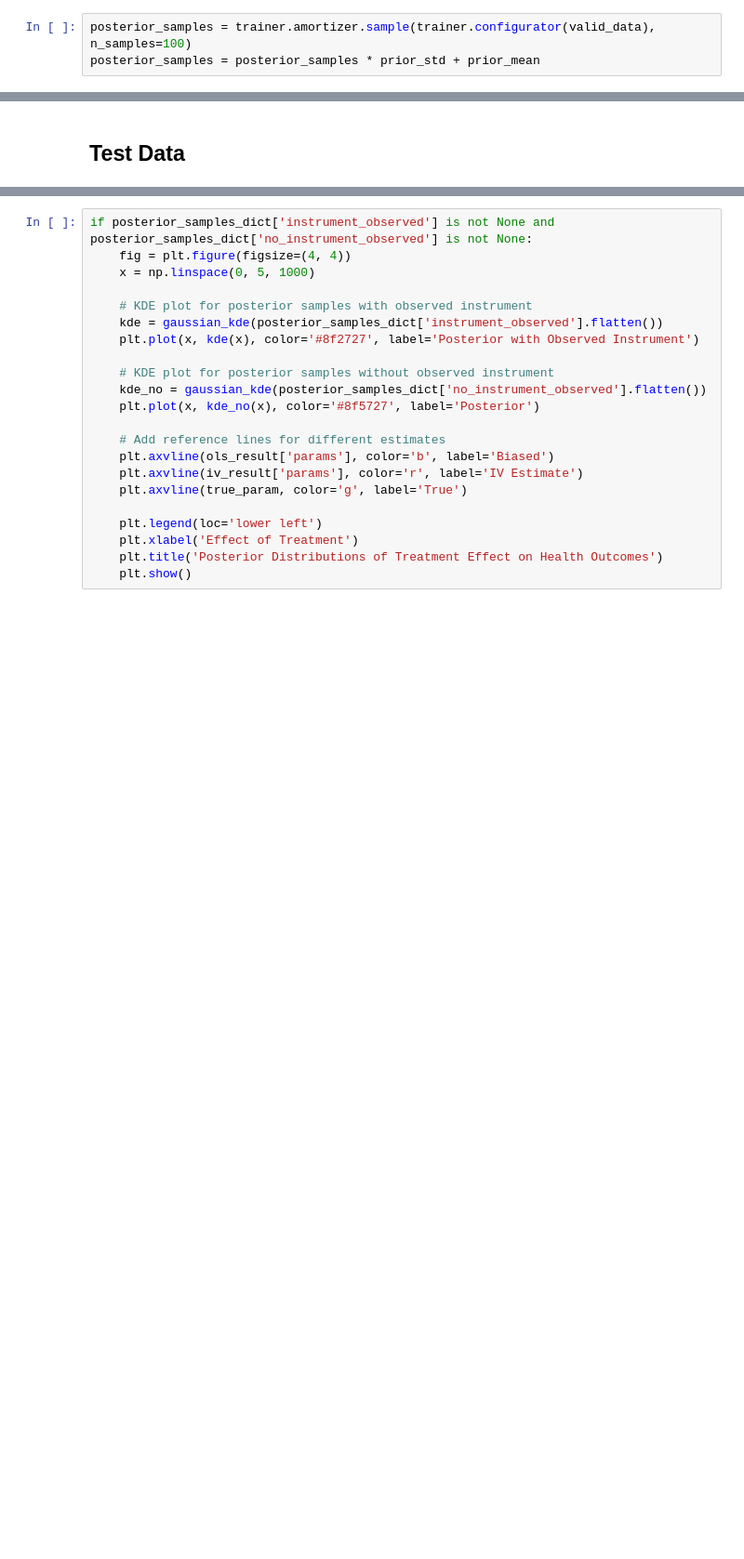
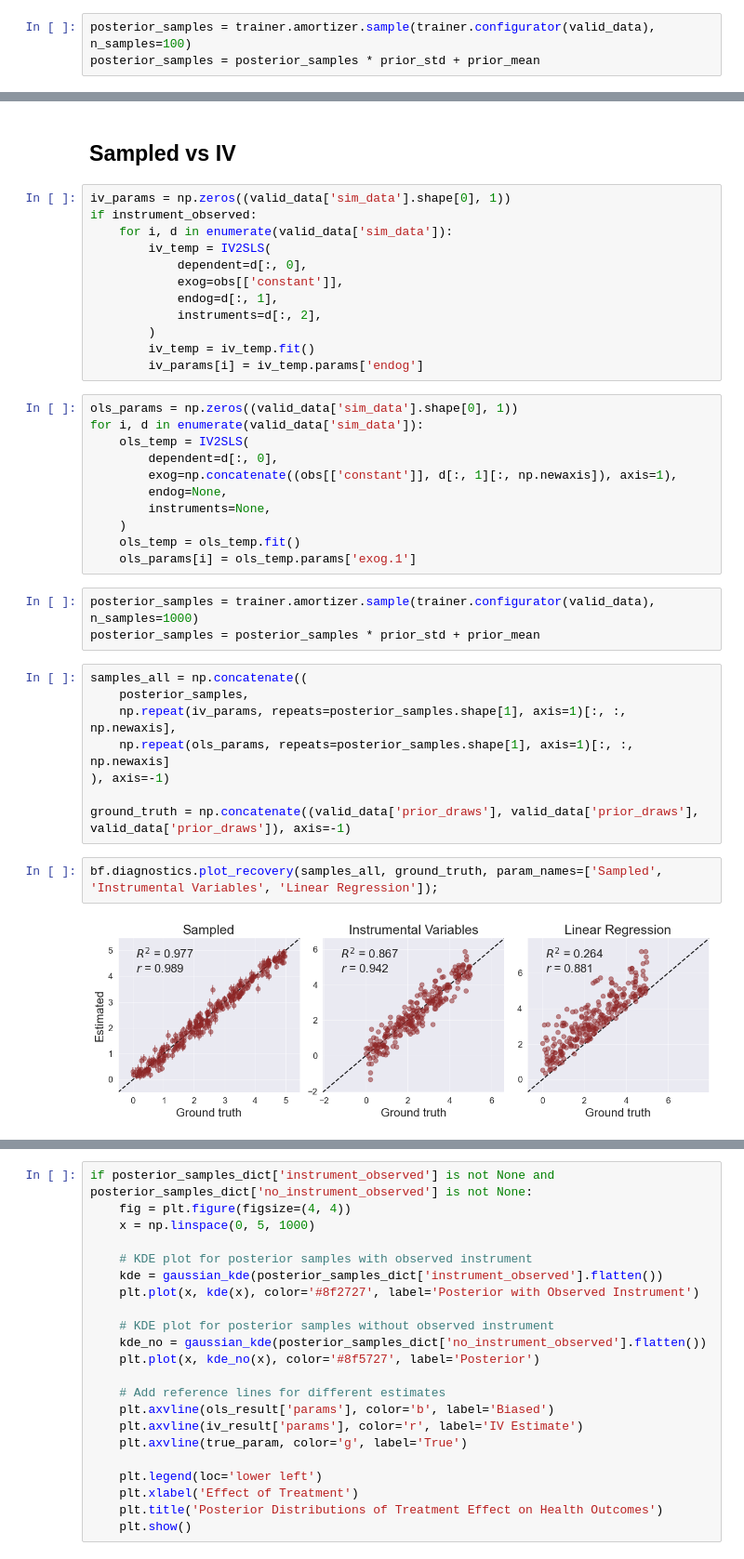
Before and after one commit to arrjon/AmortizedSelectionBias, a Jupyter notebook: IV example.ipynb, the cells around one changed output, grey strips where cells are left out. Shown at 93% size. Drawn from its saved outputs; the diff is of its cells as text; blank space fills up the shorter version.

```diff
--- a/IV example.ipynb
+++ b/IV example.ipynb
@@ -337,2 +337,40 @@ bf.diagnostics.plot_z_score_contraction(posterior_samples, prior_draws, param_na
 # %% [markdown]
-## Test Data
+## Sampled vs IV
+# %%
+iv_params = np.zeros((valid_data['sim_data'].shape[0], 1))
+if instrument_observed:
+    for i, d in enumerate(valid_data['sim_data']):
+        iv_temp = IV2SLS(
+            dependent=d[:, 0],
+            exog=obs[['constant']],
+            endog=d[:, 1],
+            instruments=d[:, 2],
+        )
+        iv_temp = iv_temp.fit()
+        iv_params[i] = iv_temp.params['endog']
+# %%
+ols_params = np.zeros((valid_data['sim_data'].shape[0], 1))
+for i, d in enumerate(valid_data['sim_data']):
+    ols_temp = IV2SLS(
+        dependent=d[:, 0],
+        exog=np.concatenate((obs[['constant']], d[:, 1][:, np.newaxis]), axis=1),
+        endog=None,
+        instruments=None,
+    )
+    ols_temp = ols_temp.fit()
+    ols_params[i] = ols_temp.params['exog.1']
+# %%
+posterior_samples = trainer.amortizer.sample(trainer.configurator(valid_data), n_samples=1000)
+posterior_samples = posterior_samples * prior_std + prior_mean
+# %%
+samples_all = np.concatenate((
+    posterior_samples,
+    np.repeat(iv_params, repeats=posterior_samples.shape[1], axis=1)[:, :, np.newaxis],
+    np.repeat(ols_params, repeats=posterior_samples.shape[1], axis=1)[:, :, np.newaxis]
+), axis=-1)
+
+ground_truth = np.concatenate((valid_data['prior_draws'], valid_data['prior_draws'], valid_data['prior_draws']), axis=-1)
+# %%
+bf.diagnostics.plot_recovery(samples_all, ground_truth, param_names=['Sampled', 'Instrumental Variables', 'Linear Regression']);
+# %% [output]
+[figure, added]
```
Also changed, not shown: parts of 11 cells of this notebook, 1 other file.
